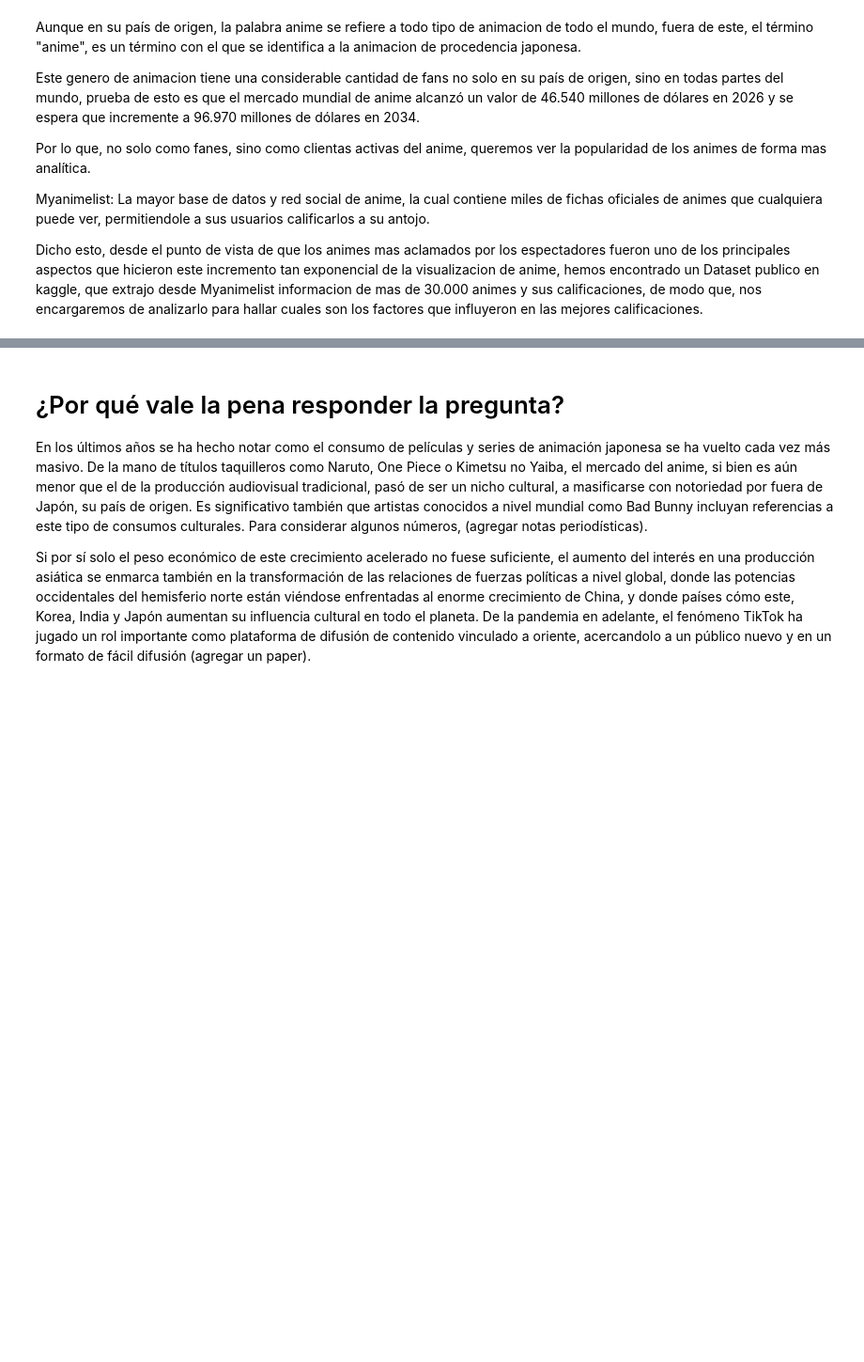
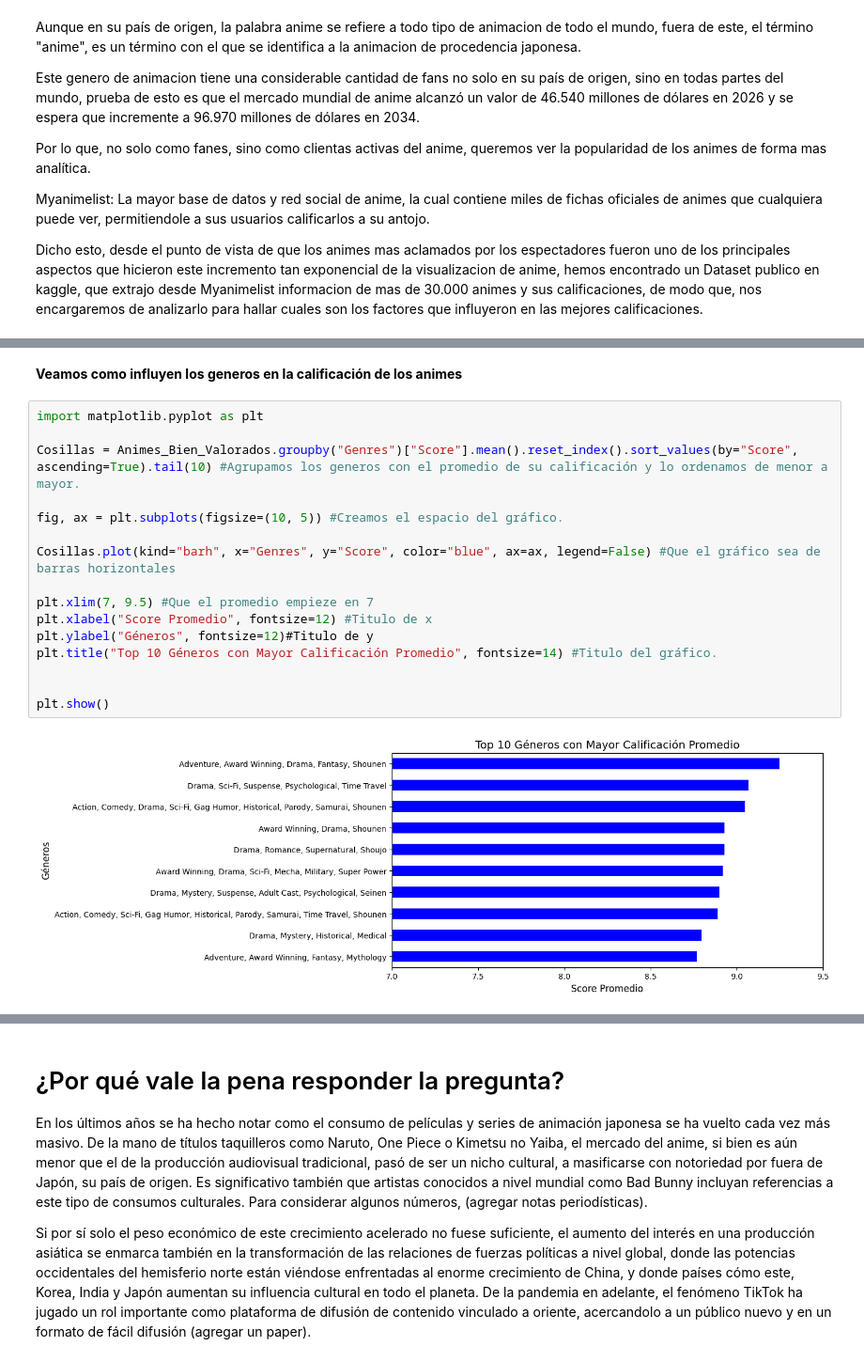
Before and after one commit to bondiolandia/TP_Laboratorio_de_M-todos_Cuantitativos_2026, a Jupyter notebook: notebook_Evolucion_del_Anime.ipynb, the cells around one changed output, grey strips where cells are left out. Shown at 94% size. Drawn from its saved outputs; the diff is of its cells as text; blank space fills up the shorter version.

```diff
--- a/notebook_Evolucion_del_Anime.ipynb
+++ b/notebook_Evolucion_del_Anime.ipynb
@@ -205,0 +223,20 @@ Name: count, dtype: int64
+# %% [markdown]
+**Veamos como influyen los generos en la calificación de los animes**
+# %%
+import matplotlib.pyplot as plt
+
+Cosillas = Animes_Bien_Valorados.groupby("Genres")["Score"].mean().reset_index().sort_values(by="Score", ascending=True).tail(10) #Agrupamos los generos con el promedio de su calificación y lo ordenamos de menor a mayor.
+
+fig, ax = plt.subplots(figsize=(10, 5)) #Creamos el espacio del gráfico.
+
+Cosillas.plot(kind="barh", x="Genres", y="Score", color="blue", ax=ax, legend=False) #Que el gráfico sea de barras horizontales
+
+plt.xlim(7, 9.5) #Que el promedio empieze en 7
+plt.xlabel("Score Promedio", fontsize=12) #Titulo de x
+plt.ylabel("Géneros", fontsize=12)#Titulo de y
+plt.title("Top 10 Géneros con Mayor Calificación Promedio", fontsize=14) #Titulo del gráfico.
+
+
+plt.show()
+# %% [output]
+[figure, added]
```
Also changed, not shown: parts of 10 cells of this notebook.
